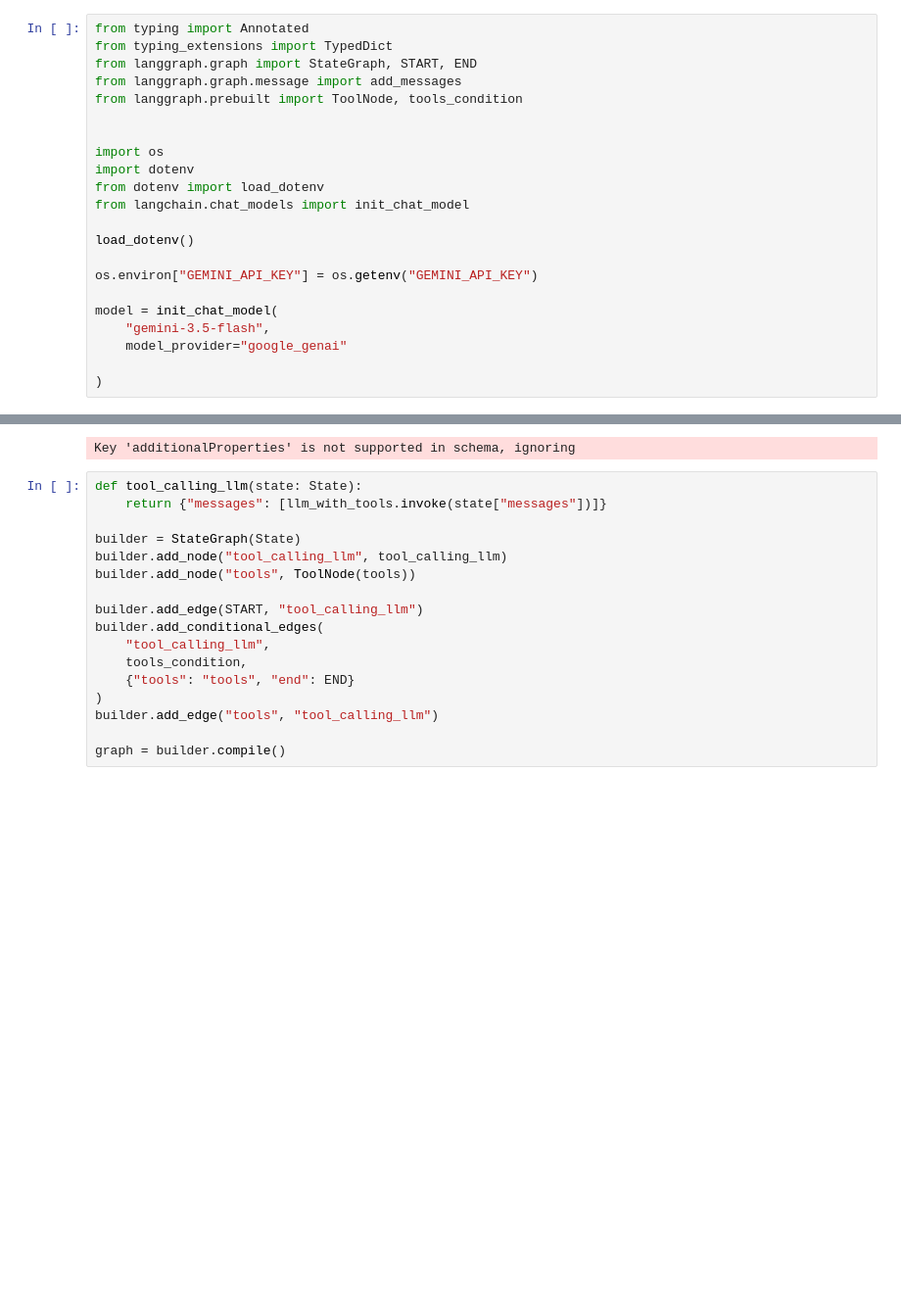
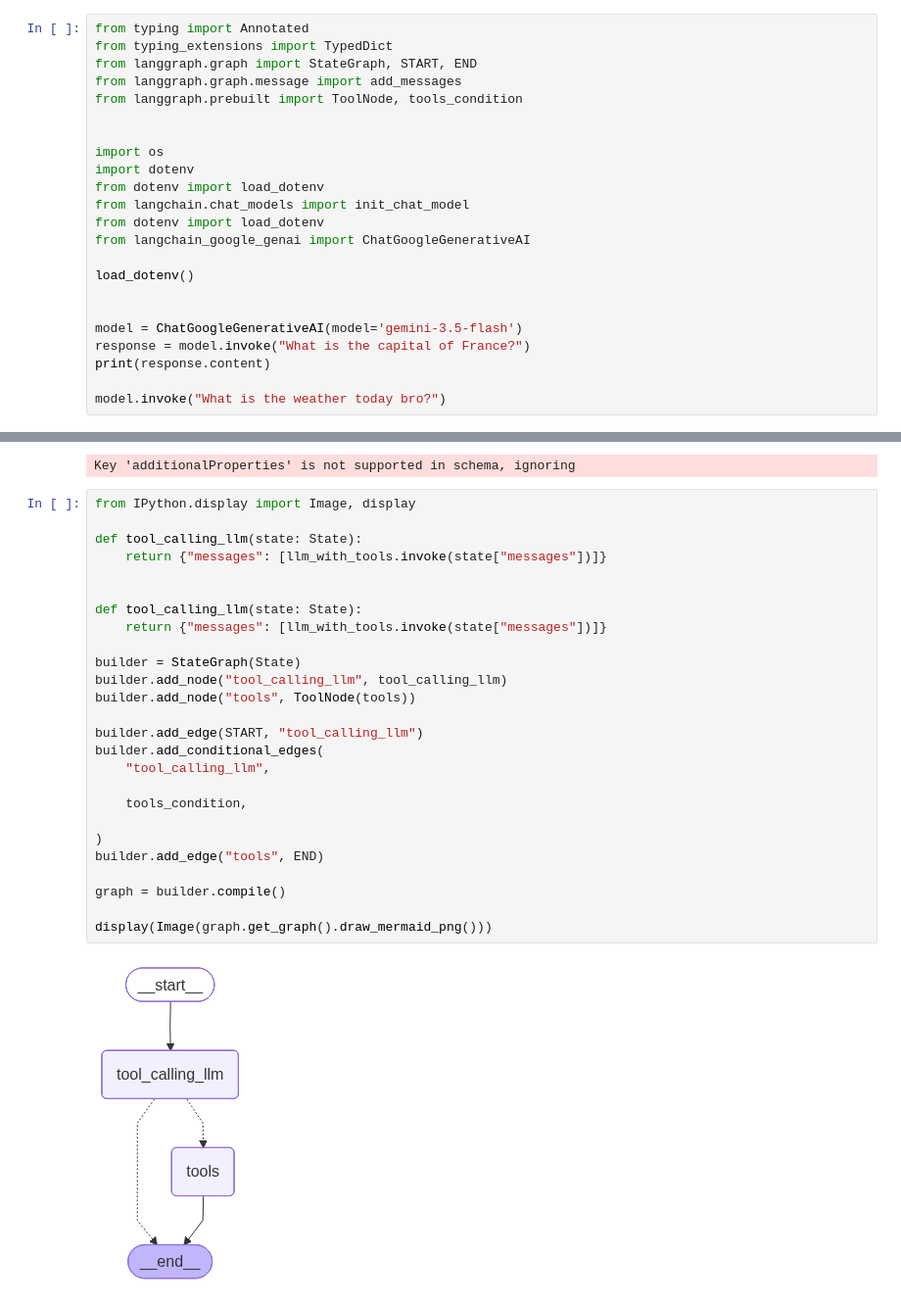
Before and after one commit to htnahddis/Placement_Prep, a Jupyter notebook: GenerativeAI.KrishNaik/langgraph/2-tools_chatbots.ipynb, the cells around one changed output, grey strips where cells are left out. Shown at 98% size. Cells and saved outputs as stored; diff of their text form; blank space fills up the shorter version.

```diff
--- a/GenerativeAI.KrishNaik/langgraph/2-tools_chatbots.ipynb
+++ b/GenerativeAI.KrishNaik/langgraph/2-tools_chatbots.ipynb
@@ -92,13 +152,14 @@ import os
 import dotenv
 from dotenv import load_dotenv
 from langchain.chat_models import init_chat_model
+from dotenv import load_dotenv
+from langchain_google_genai import ChatGoogleGenerativeAI
 
 load_dotenv()
 
-os.environ["GEMINI_API_KEY"] = os.getenv("GEMINI_API_KEY")
 
-model = init_chat_model(
-    "gemini-3.5-flash",
-    model_provider="google_genai"
+model = ChatGoogleGenerativeAI(model='gemini-3.5-flash')
+response = model.invoke("What is the capital of France?")
+print(response.content)
 
-)
+model.invoke("What is the weather today bro?")
@@ -148,19 +213,30 @@ llm_with_tools = model.bind_tools(tools)
 # %% [output]
 Key 'additionalProperties' is not supported in schema, ignoring
 # %%
+from IPython.display import Image, display
+
+def tool_calling_llm(state: State):
+    return {"messages": [llm_with_tools.invoke(state["messages"])]}
+
+
 def tool_calling_llm(state: State):
     return {"messages": [llm_with_tools.invoke(state["messages"])]}
 
 builder = StateGraph(State)
 builder.add_node("tool_calling_llm", tool_calling_llm)
 builder.add_node("tools", ToolNode(tools))
 
 builder.add_edge(START, "tool_calling_llm")
 builder.add_conditional_edges(
     "tool_calling_llm",
+
     tools_condition,
-    {"tools": "tools", "end": END}
+
 )
-builder.add_edge("tools", "tool_calling_llm")
+builder.add_edge("tools", END)
 
 graph = builder.compile()
+
+display(Image(graph.get_graph().draw_mermaid_png()))
+# %% [output]
+[figure, added]
```
Also changed, not shown: parts of 11 cells of this notebook.
